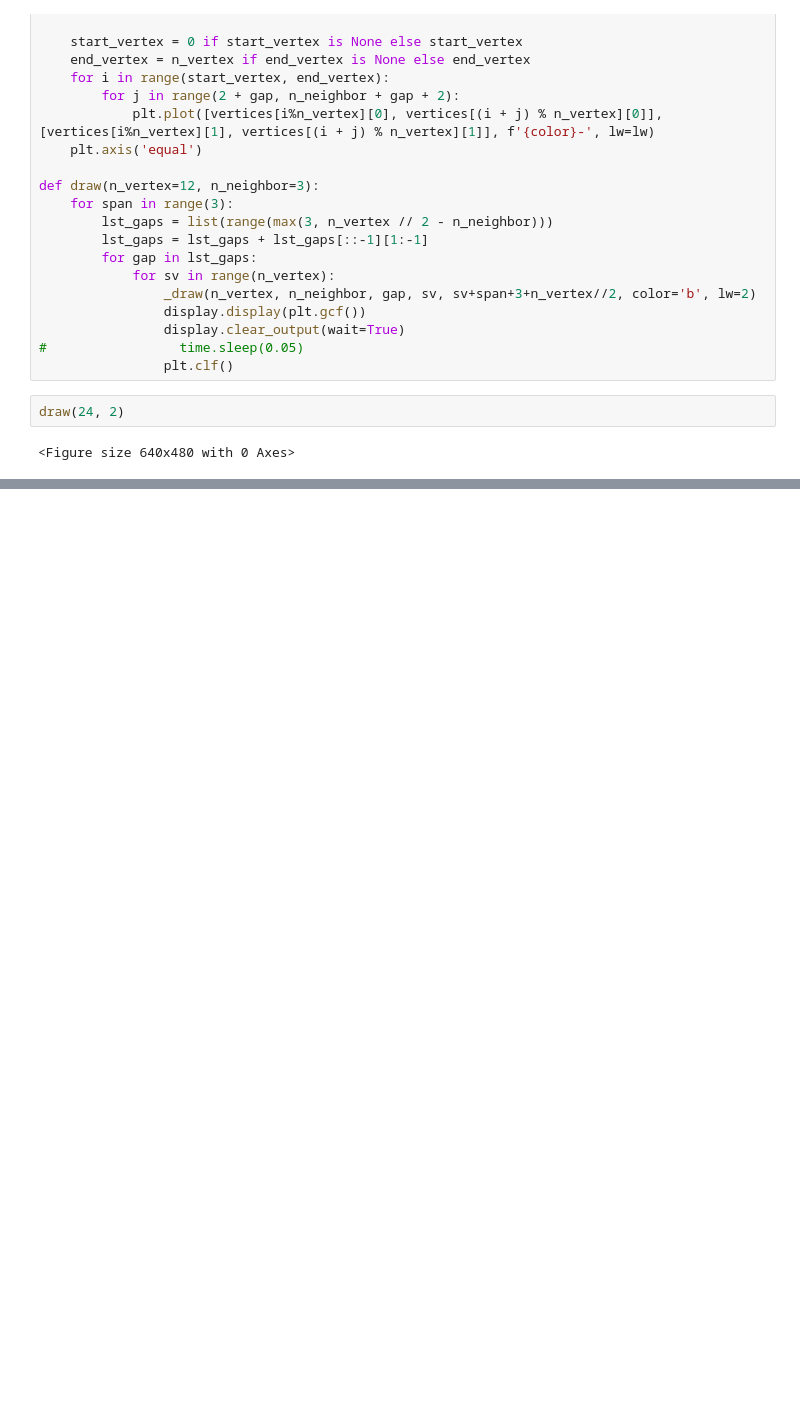
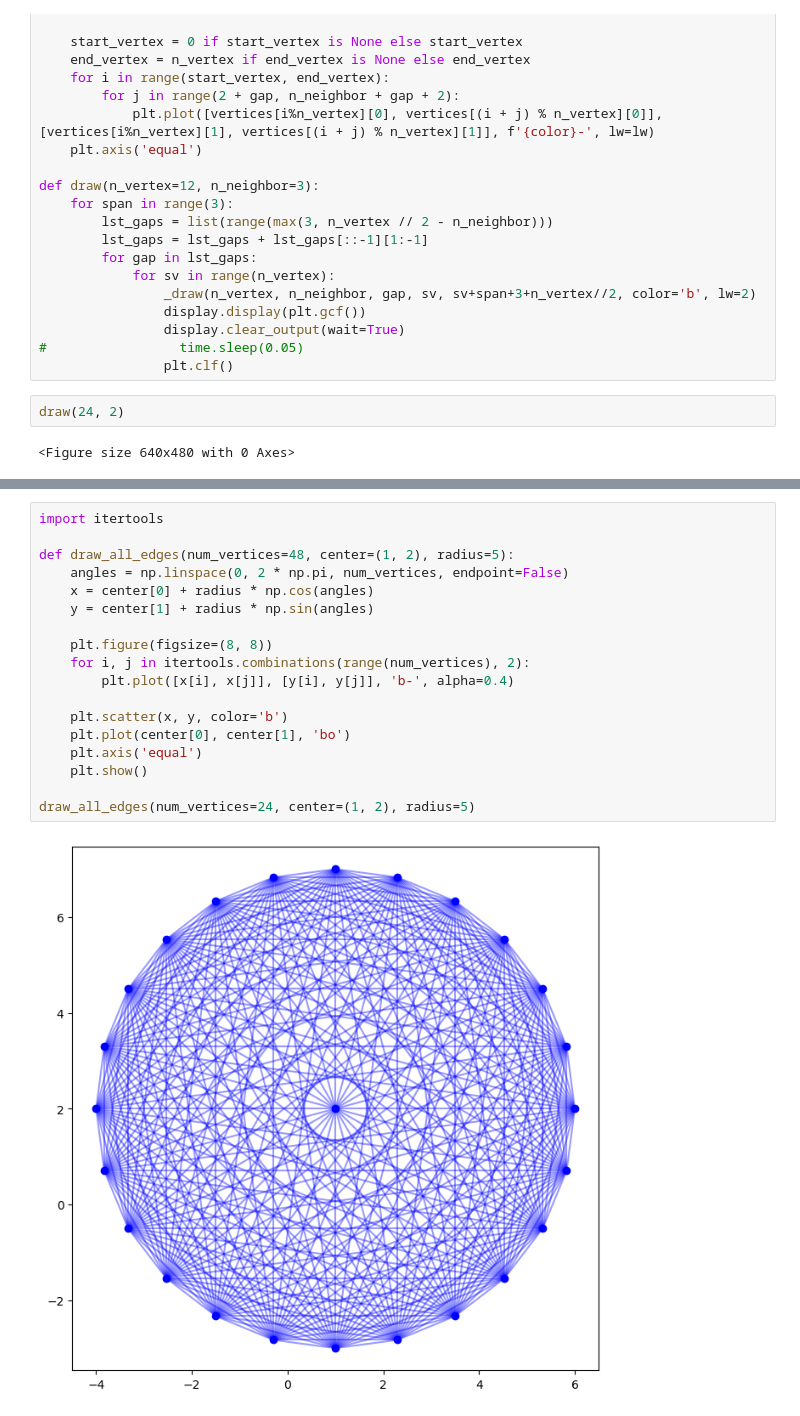
Before and after one commit to behrouzhs/random_fun, a Jupyter notebook: orbit/orbit.ipynb, the cells around one changed output, grey strips where cells are left out. Cells and saved outputs as stored; diff of their text form; blank space fills up the shorter version.

```diff
--- a/orbit/orbit.ipynb
+++ b/orbit/orbit.ipynb
@@ -37,0 +62,20 @@ draw(24, 2)
+# %%
+import itertools
+
+def draw_all_edges(num_vertices=48, center=(1, 2), radius=5):
+    angles = np.linspace(0, 2 * np.pi, num_vertices, endpoint=False)
+    x = center[0] + radius * np.cos(angles)
+    y = center[1] + radius * np.sin(angles)
+
+    plt.figure(figsize=(8, 8))
+    for i, j in itertools.combinations(range(num_vertices), 2):
+        plt.plot([x[i], x[j]], [y[i], y[j]], 'b-', alpha=0.4)
+
+    plt.scatter(x, y, color='b')
+    plt.plot(center[0], center[1], 'bo')
+    plt.axis('equal')
+    plt.show()
+
+draw_all_edges(num_vertices=24, center=(1, 2), radius=5)
+# %% [output]
+[figure, added]
```
Also changed, not shown: parts of 2 cells of this notebook.
